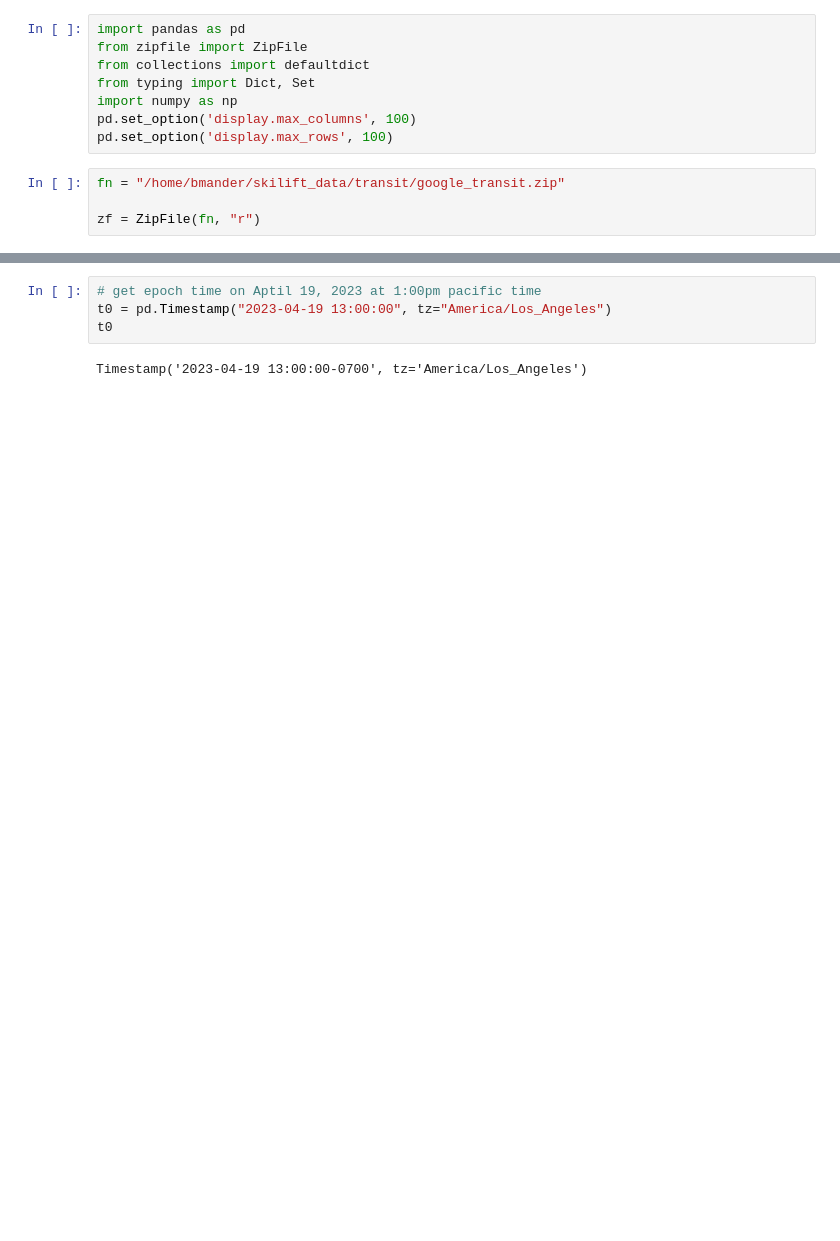
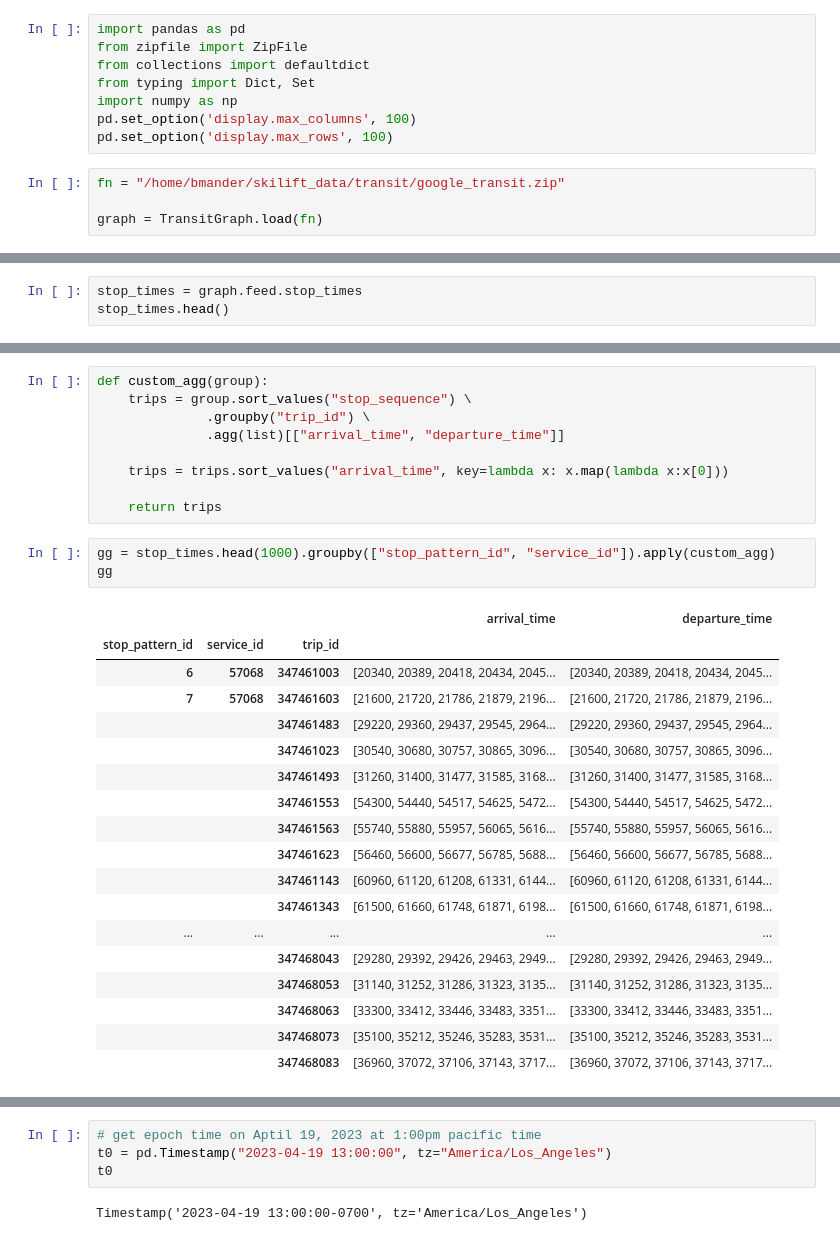
Before and after one commit to bmander/skilift, a Jupyter notebook: dev.ipynb, the cells around one changed output, grey strips where cells are left out. Cells and saved outputs as stored; diff of their text form; blank space fills up the shorter version.

```diff
--- a/dev.ipynb
+++ b/dev.ipynb
@@ -11,4 +11,4 @@ pd.set_option('display.max_rows', 100)
 # %%
 fn = "/home/bmander/skilift_data/transit/google_transit.zip"
 
-zf = ZipFile(fn, "r")
+graph = TransitGraph.load(fn)
@@ -16,0 +15,3 @@ gtfs = GTFS(zf)
+# %%
+stop_times = graph.feed.stop_times
+stop_times.head()
@@ -16,0 +25,31 @@ gtfs = GTFS(zf)
+# %%
+def custom_agg(group):
+    trips = group.sort_values("stop_sequence") \
+              .groupby("trip_id") \
+              .agg(list)[["arrival_time", "departure_time"]]
+
+    trips = trips.sort_values("arrival_time", key=lambda x: x.map(lambda x:x[0]))
+
+    return trips
+# %%
+gg = stop_times.head(1000).groupby(["stop_pattern_id", "service_id"]).apply(custom_agg)
+gg
+# %% [output]
+|  |  |  | arrival_time | departure_time |
+| stop_pattern_id | service_id | trip_id |  |  |
+| 6 | 57068 | 347461003 | [20340, 20389, 20418, 20434, 2045... | [20340, 20389, 20418, 20434, 2045... |
+| 7 | 57068 | 347461603 | [21600, 21720, 21786, 21879, 2196... | [21600, 21720, 21786, 21879, 2196... |
+|  |  | 347461483 | [29220, 29360, 29437, 29545, 2964... | [29220, 29360, 29437, 29545, 2964... |
+|  |  | 347461023 | [30540, 30680, 30757, 30865, 3096... | [30540, 30680, 30757, 30865, 3096... |
+|  |  | 347461493 | [31260, 31400, 31477, 31585, 3168... | [31260, 31400, 31477, 31585, 3168... |
+|  |  | 347461553 | [54300, 54440, 54517, 54625, 5472... | [54300, 54440, 54517, 54625, 5472... |
+|  |  | 347461563 | [55740, 55880, 55957, 56065, 5616... | [55740, 55880, 55957, 56065, 5616... |
+|  |  | 347461623 | [56460, 56600, 56677, 56785, 5688... | [56460, 56600, 56677, 56785, 5688... |
+|  |  | 347461143 | [60960, 61120, 61208, 61331, 6144... | [60960, 61120, 61208, 61331, 6144... |
+|  |  | 347461343 | [61500, 61660, 61748, 61871, 6198... | [61500, 61660, 61748, 61871, 6198... |
+| ... | ... | ... | ... | ... |
+|  |  | 347468043 | [29280, 29392, 29426, 29463, 2949... | [29280, 29392, 29426, 29463, 2949... |
+|  |  | 347468053 | [31140, 31252, 31286, 31323, 3135... | [31140, 31252, 31286, 31323, 3135... |
+|  |  | 347468063 | [33300, 33412, 33446, 33483, 3351... | [33300, 33412, 33446, 33483, 3351... |
+|  |  | 347468073 | [35100, 35212, 35246, 35283, 3531... | [35100, 35212, 35246, 35283, 3531... |
+|  |  | 347468083 | [36960, 37072, 37106, 37143, 3717... | [36960, 37072, 37106, 37143, 3717... |
```
Also changed, not shown: parts of 9 cells of this notebook, 1 other file.
